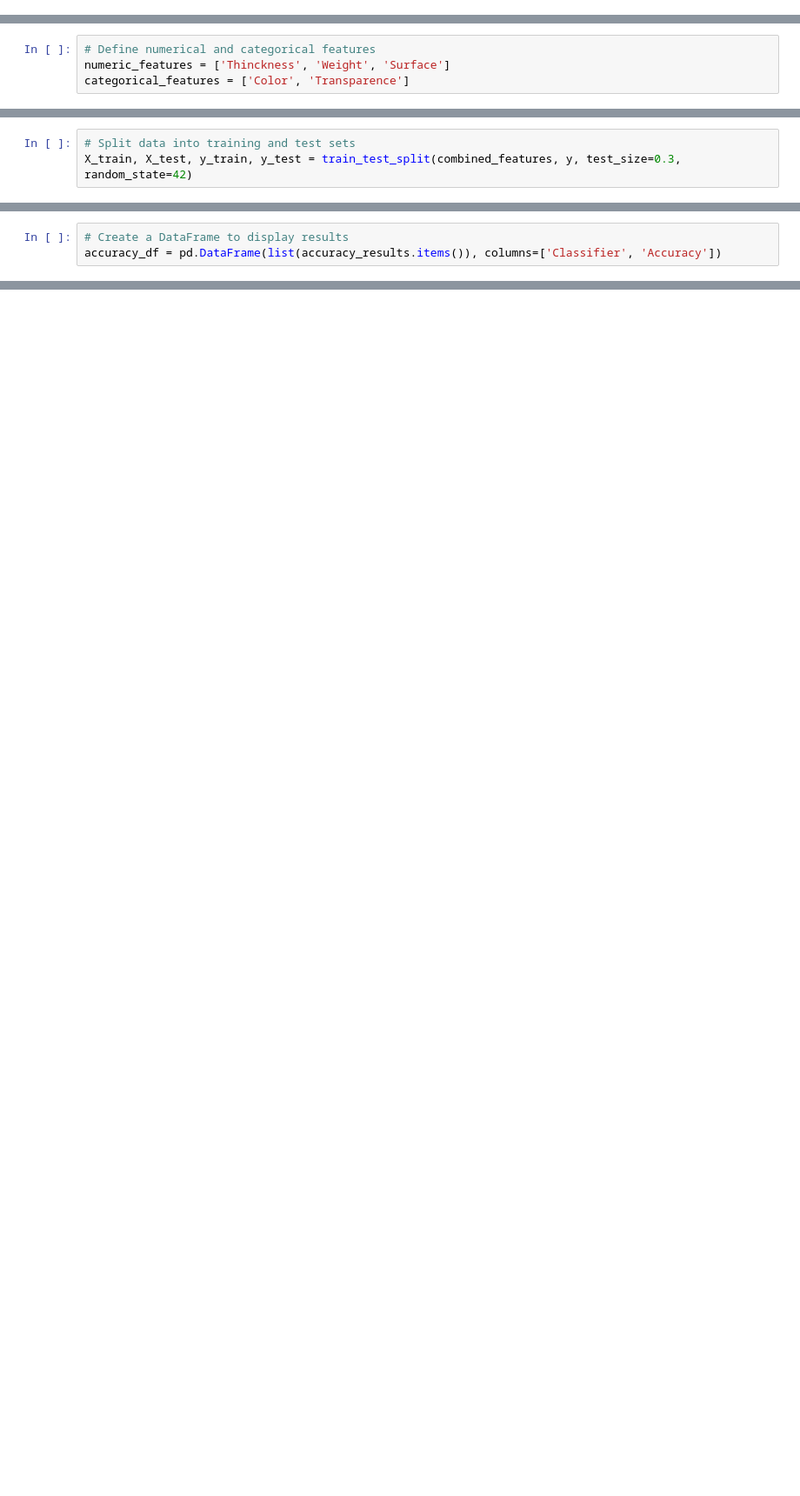
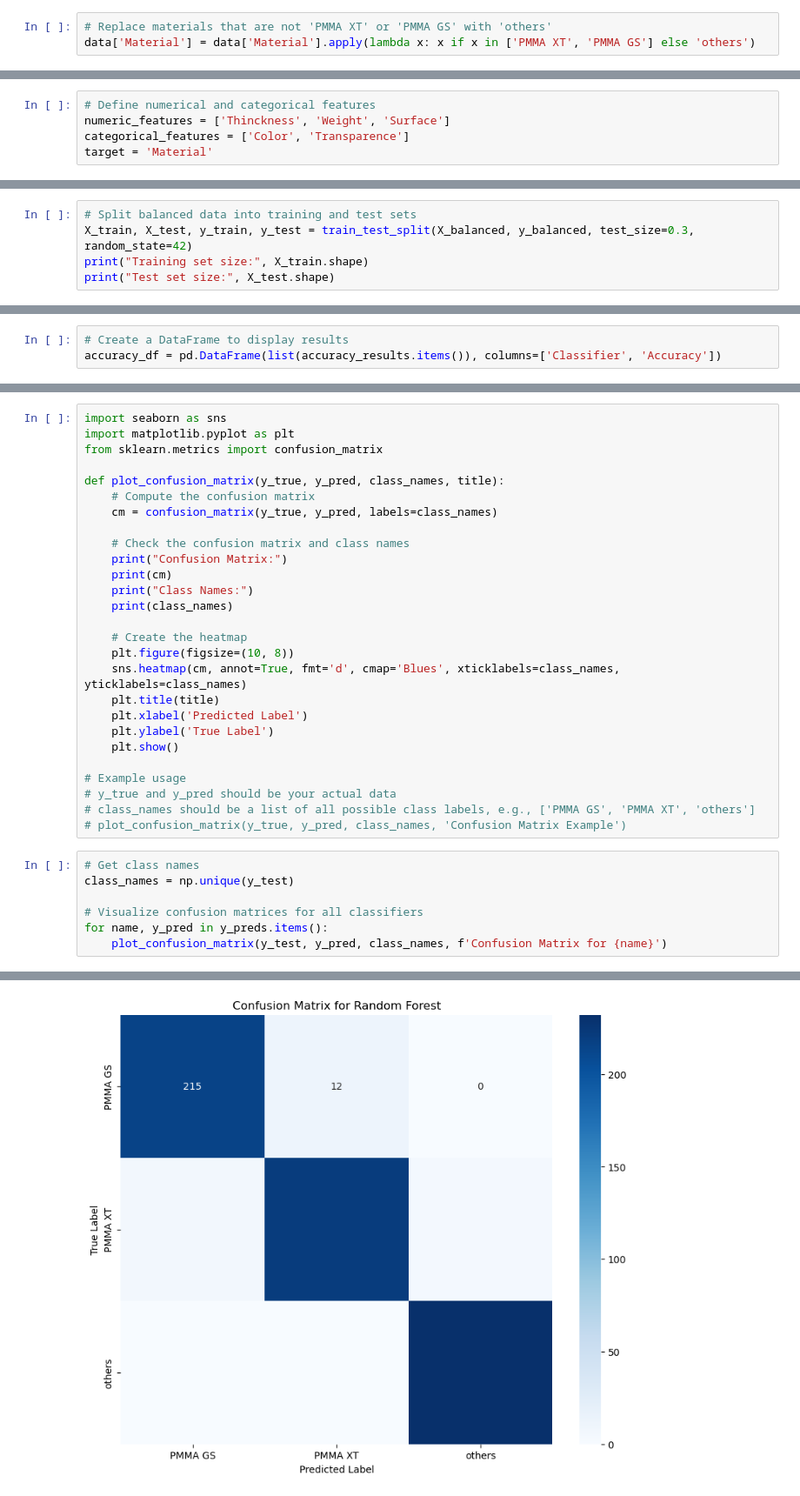
Before and after one commit to MohamedDhibi/AI-Based-PMMA-Sheet-Identification-Classification-and-Sorting-Optimization, a Jupyter notebook: Model V1.0.ipynb, the cells around one changed output, grey strips where cells are left out. Shown at 87% size. Cells and saved outputs as stored; diff of their text form; blank space fills up the shorter version.

```diff
--- a/Model V1.0.ipynb
+++ b/Model V1.0.ipynb
@@ -90,3 +90,6 @@ PS                  1
 PE                  1
 PP                  1
 Name: count, dtype: int64
+# %%
+# Replace materials that are not 'PMMA XT' or 'PMMA GS' with 'others'
+data['Material'] = data['Material'].apply(lambda x: x if x in ['PMMA XT', 'PMMA GS'] else 'others')
@@ -182,6 +193,7 @@ from sklearn.model_selection import train_test_split
 # Define numerical and categorical features
 numeric_features = ['Thinckness', 'Weight', 'Surface']
 categorical_features = ['Color', 'Transparence']
+target = 'Material'
 # %% [markdown]
 ### Pipeline:
 # %%
@@ -231,3 +276,5 @@ combined_features = np.hstack([
 # %%
-# Split data into training and test sets
-X_train, X_test, y_train, y_test = train_test_split(combined_features, y, test_size=0.3, random_state=42)
+# Split balanced data into training and test sets
+X_train, X_test, y_train, y_test = train_test_split(X_balanced, y_balanced, test_size=0.3, random_state=42)
+print("Training set size:", X_train.shape)
+print("Test set size:", X_test.shape)
@@ -296,0 +390,35 @@ print(accuracy_df)
+# %%
+import seaborn as sns
+import matplotlib.pyplot as plt
+from sklearn.metrics import confusion_matrix
+
+def plot_confusion_matrix(y_true, y_pred, class_names, title):
+    # Compute the confusion matrix
+    cm = confusion_matrix(y_true, y_pred, labels=class_names)
+
+    # Check the confusion matrix and class names
+    print("Confusion Matrix:")
+    print(cm)
+    print("Class Names:")
+    print(class_names)
+
+    # Create the heatmap
+    plt.figure(figsize=(10, 8))
+    sns.heatmap(cm, annot=True, fmt='d', cmap='Blues', xticklabels=class_names, yticklabels=class_names)
+    plt.title(title)
+    plt.xlabel('Predicted Label')
+    plt.ylabel('True Label')
+    plt.show()
+
+# Example usage
+# y_true and y_pred should be your actual data
+# class_names should be a list of all possible class labels, e.g., ['PMMA GS', 'PMMA XT', 'others']
+# plot_confusion_matrix(y_true, y_pred, class_names, 'Confusion Matrix Example')
+# %%
+# Get class names
+class_names = np.unique(y_test)
+
+# Visualize confusion matrices for all classifiers
+for name, y_pred in y_preds.items():
+    plot_confusion_matrix(y_test, y_pred, class_names, f'Confusion Matrix for {name}')
+# %% [output]
@@ -296,0 +431 @@ print(accuracy_df)
+[figure, added]
```
Also changed, not shown: parts of 14 cells of this notebook.
